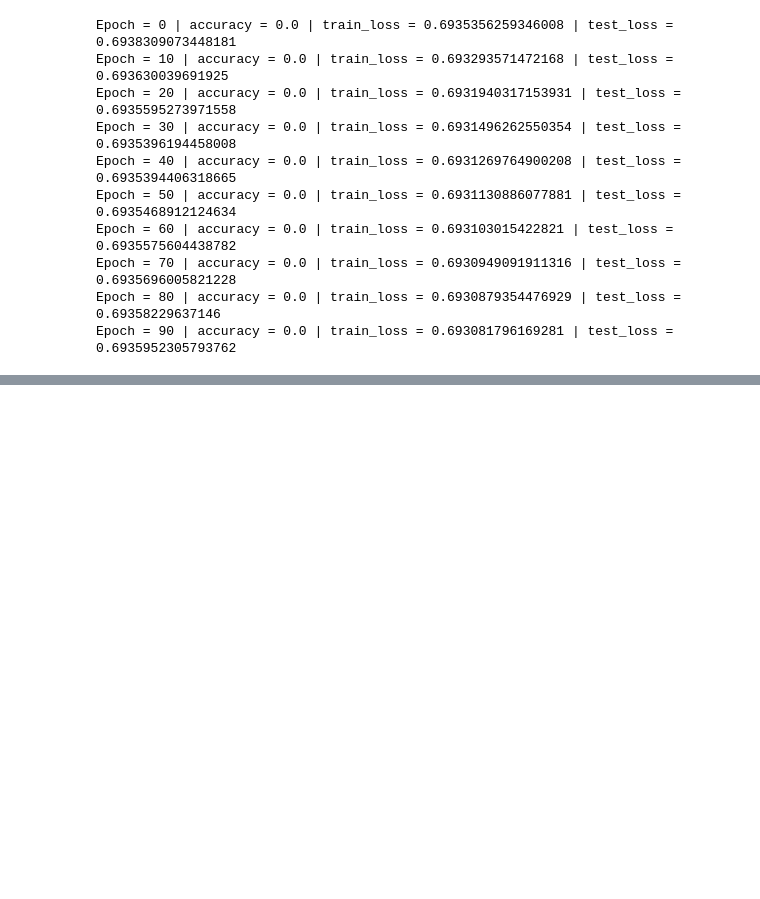
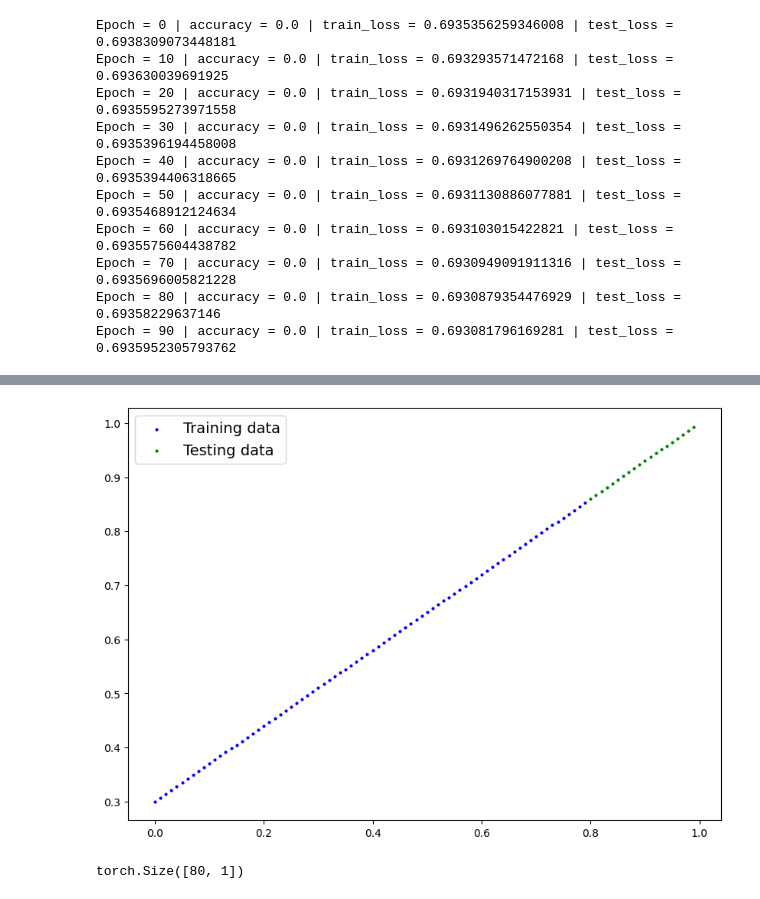
Before and after one commit to Anikeetgarg/ML-Learning-Reporsitory, a Jupyter notebook: DL-Work/Book_course/Chapter 2/Classification_using_DL.ipynb, the cells around one changed output, grey strips where cells are left out. Cells and saved outputs as stored; diff of their text form; code cells hidden in the pictures; blank space fills up the shorter version.

```diff
--- a/DL-Work/Book_course/Chapter 2/Classification_using_DL.ipynb
+++ b/DL-Work/Book_course/Chapter 2/Classification_using_DL.ipynb
@@ -281,3 +282,18 @@ Epoch = 60 | accuracy = 0.0 | train_loss = 0.693103015422821 | test_loss = 0.693
 Epoch = 70 | accuracy = 0.0 | train_loss = 0.6930949091911316 | test_loss = 0.6935696005821228
 Epoch = 80 | accuracy = 0.0 | train_loss = 0.6930879354476929 | test_loss = 0.69358229637146
 Epoch = 90 | accuracy = 0.0 | train_loss = 0.693081796169281 | test_loss = 0.6935952305793762
+# %%
+# Create some data (same as notebook 01)
+weight = 0.7
+bias = 0.3
+start = 0
+end = 1
+step = 0.01
+
+# Create data
+X_regression = torch.arange(start, end, step).unsqueeze(dim=1)
+y_regression = weight * X_regression + bias # linear regression formula
+
+# Check the data
+print(len(X_regression))
+X_regression[:5], y_regression[:5]
@@ -283,0 +318,20 @@ Epoch = 90 | accuracy = 0.0 | train_loss = 0.693081796169281 | test_loss = 0.693
+# %%
+train_split = int(0.8 * len(X_regression)) # 80% of data used for training set
+X_train_regression, y_train_regression = X_regression[:train_split], y_regression[:train_split]
+X_test_regression, y_test_regression = X_regression[train_split:], y_regression[train_split:]
+# %%
+plot_predictions(train_data=X_train_regression,
+    train_labels=y_train_regression,
+    test_data=X_test_regression,
+    test_labels=y_test_regression
+);
+# %% [output]
+[figure, added]
+# %%
+loss_fn = nn.L1Loss()
+
+optimizer = torch.optim.SGD(params = model_2_reg.parameters(), lr = 0.01)
+
+X_train_regression.to(device).shape
+# %% [output]
+torch.Size([80, 1])
```
Also changed, not shown: parts of 35 cells of this notebook.
